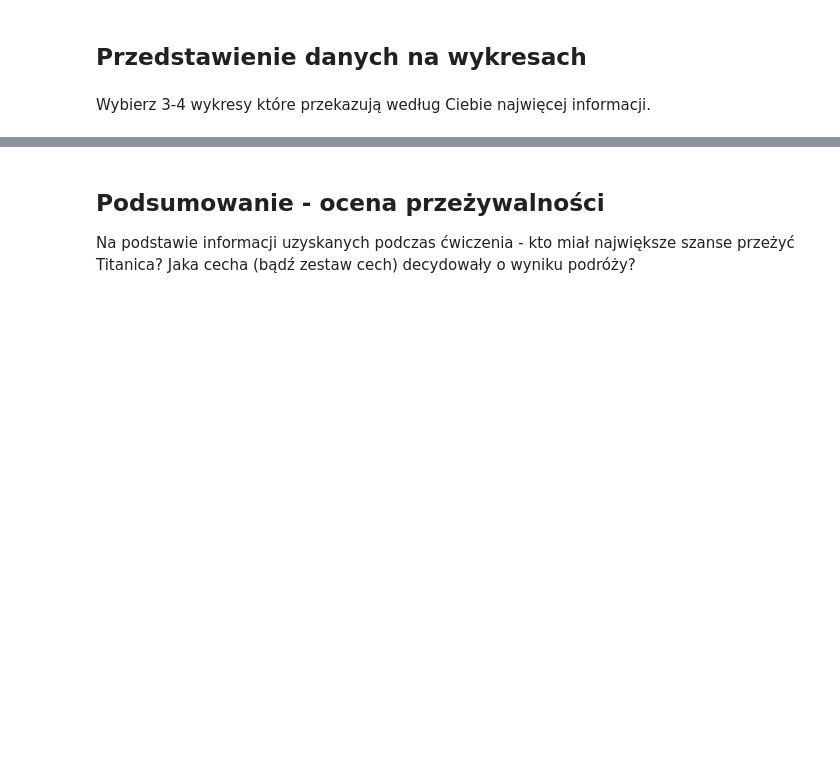
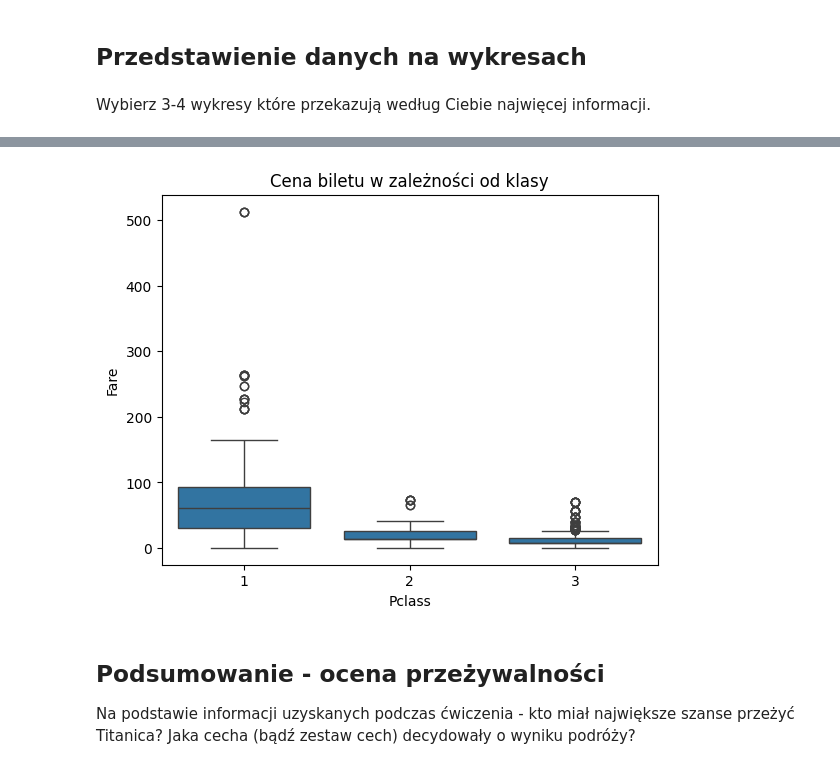
Before and after one commit to Zajecia-na-PWr-LR/lista-2-kub47, a Jupyter notebook: UczenieMaszynowe_25_26_Lista2.ipynb, the cells around one changed output, grey strips where cells are left out. Drawn from its saved outputs; the diff is of its cells as text; code cells hidden in the pictures; blank space fills up the shorter version.

```diff
--- a/UczenieMaszynowe_25_26_Lista2.ipynb
+++ b/UczenieMaszynowe_25_26_Lista2.ipynb
@@ -161,3 +193,10 @@ Wybierz 3-4 wykresy które przekazują według Ciebie najwięcej informacji.
+# %%
+# 4 Cena biletu w zależności od klasy
+sns.boxplot(data=titanic, x="Pclass", y="Fare")
+plt.title("Cena biletu w zależności od klasy")
+plt.show()
+# %% [output]
+[figure, added]
 # %% [markdown]
 ## Podsumowanie - ocena przeżywalności
 
```
Also changed, not shown: parts of 7 cells of this notebook.
